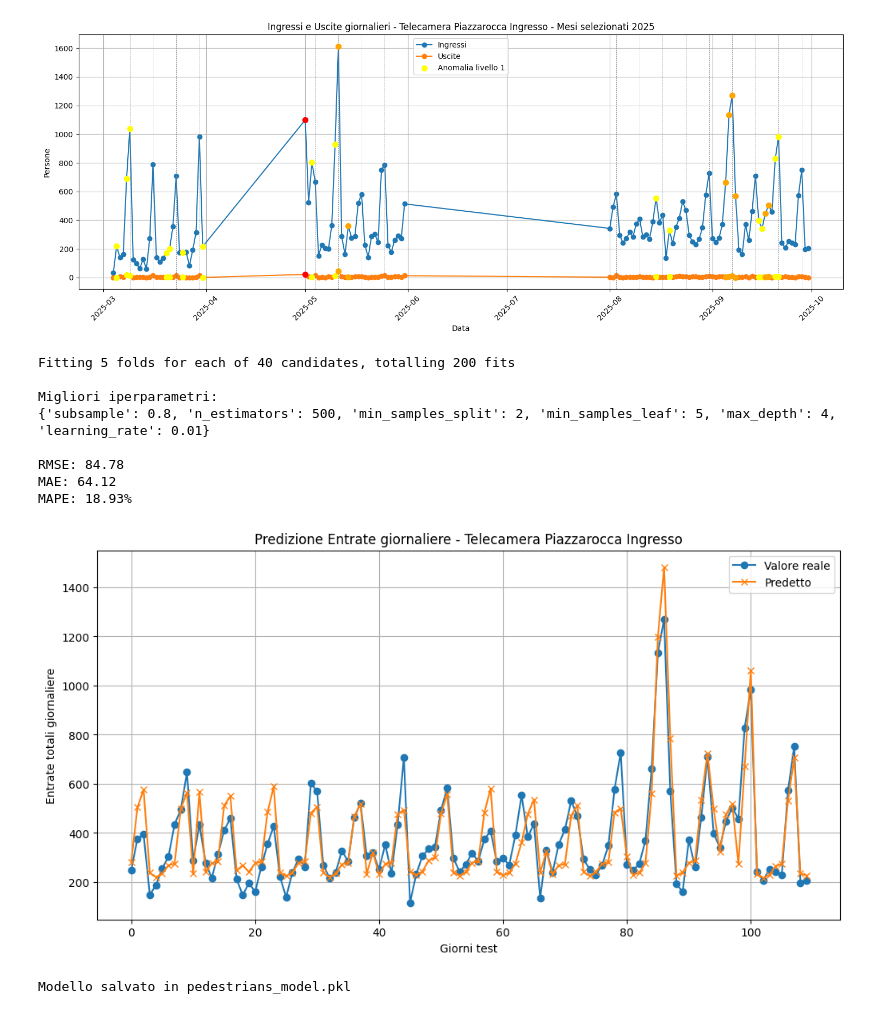
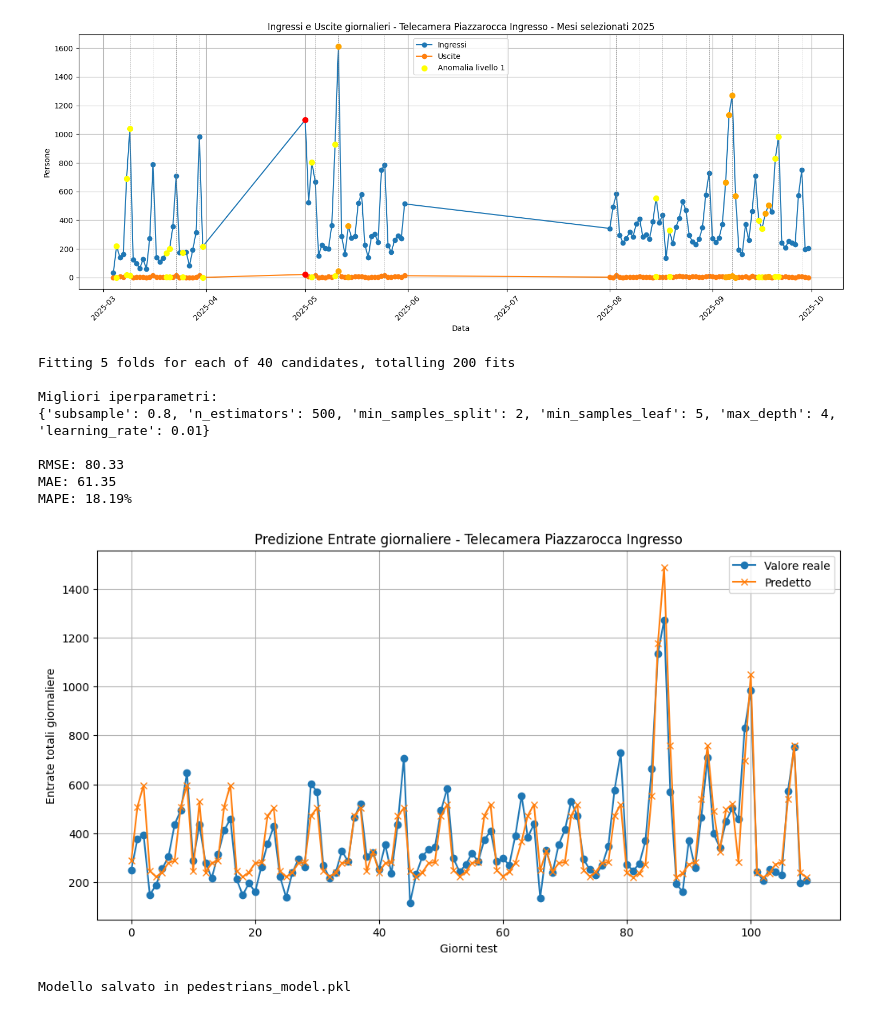
Before and after one commit to nbicocchi/S4C-Project, a Jupyter notebook: experiments/dataset2025/pedestrians/experiment.ipynb, the cells around one changed output. Saved outputs shown, nothing was run; the diff lists cells and outputs as text; code cells hidden in the pictures.

```diff
--- a/experiments/dataset2025/pedestrians/experiment.ipynb
+++ b/experiments/dataset2025/pedestrians/experiment.ipynb
@@ -315,7 +315,6 @@ daily_totals = daily_totals.dropna().reset_index(drop=True)
 feature_cols = [
     "giorno_settimana",
     "mese",
-    "giorno_mese",
     "anomalia",
 ]
 
@@ -381,37 +380,37 @@ y_pred = best_model.predict(X_test)
 # 6️⃣ METRICHE
 # ======================================================
 
 rmse = np.sqrt(mean_squared_error(y_test, y_pred))
 mae = mean_absolute_error(y_test, y_pred)
 mape = np.mean(np.abs((y_test - y_pred) / y_test)) * 100
 
 print(f"\nRMSE: {rmse:.2f}")
 print(f"MAE: {mae:.2f}")
 print(f"MAPE: {mape:.2f}%")
 
 # ======================================================
 # 7️⃣ VISUALIZZAZIONE
 # ======================================================
 
 plt.figure(figsize=(12, 6))
 plt.plot(y_test.values, label="Valore reale", marker="o")
 plt.plot(y_pred, label="Predetto", marker="x")
 plt.xlabel("Giorni test")
 plt.ylabel("Entrate totali giornaliere")
 plt.title(f"Predizione Entrate giornaliere - Telecamera {telecamera_scelta}")
 plt.legend()
 plt.grid(True)
 plt.show()
 # %% [output]
 Fitting 5 folds for each of 40 candidates, totalling 200 fits
 
 Migliori iperparametri:
 {'subsample': 0.8, 'n_estimators': 500, 'min_samples_split': 2, 'min_samples_leaf': 5, 'max_depth': 4, 'learning_rate': 0.01}
 
-RMSE: 84.78
-MAE: 64.12
-MAPE: 18.93%
+RMSE: 80.33
+MAE: 61.35
+MAPE: 18.19%
-[figure, old version]
+[figure, new version]
 # %%
 import joblib
 
```
Also changed, not shown: parts of 1 cell of this notebook, 14 other files.
